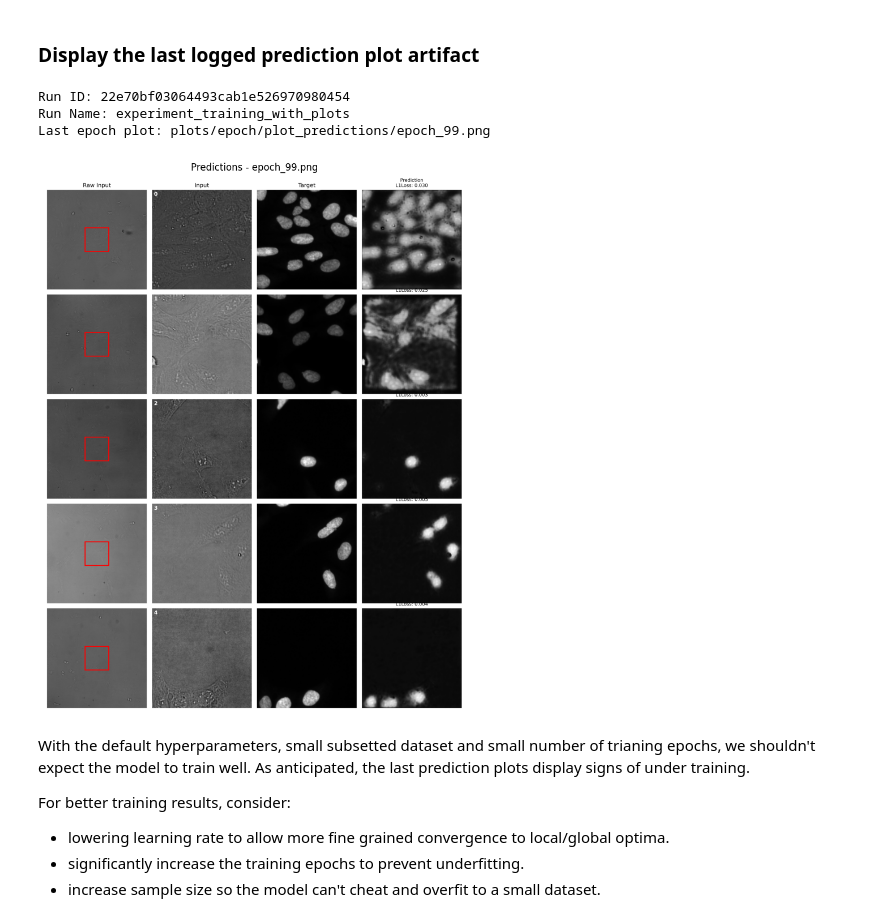
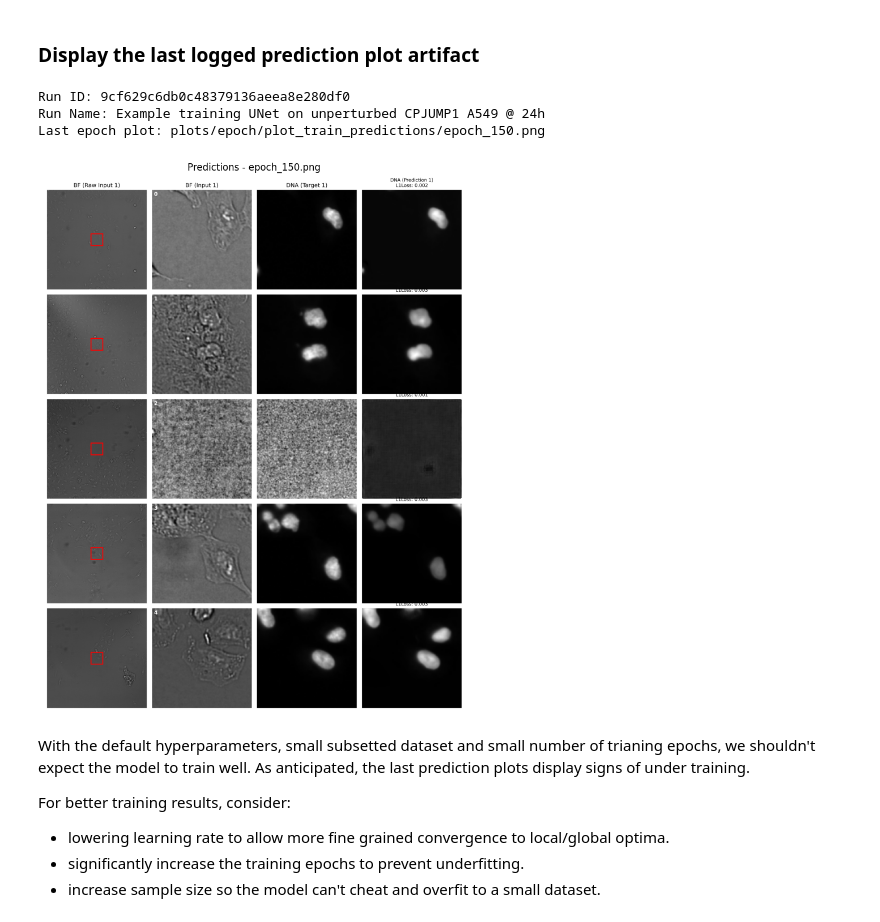
Before and after one commit to WayScience/virtual_stain_flow, a Jupyter notebook: examples/2.training_with_logging_example.ipynb, the cells around one changed output. Cells and saved outputs as stored; diff of their text form; code cells hidden in the pictures.

```diff
--- a/examples/2.training_with_logging_example.ipynb
+++ b/examples/2.training_with_logging_example.ipynb
@@ -286,44 +228,44 @@ else:
     # Search for runs with the specific run name
     runs = client.search_runs(
         experiment_ids=[experiment.experiment_id],
-        filter_string="tags.mlflow.runName = 'experiment_training_with_plots'"
+        filter_string="tags.mlflow.runName = 'Example training UNet on unperturbed CPJUMP1 A549 @ 24h'"
     )
 
     if len(runs) == 0:
-        print("No runs found with name 'experiment_training_with_plots'")
+        print("No runs found with name 'Example training UNet on unperturbed CPJUMP1 A549 @ 24h'")
     else:
         # Get the most recent run (first in list)
         run = runs[0]
         print(f"Run ID: {run.info.run_id}")
         print(f"Run Name: {run.data.tags.get('mlflow.runName')}")
 
         # List artifacts (files) produced during training.
-        plot_artifacts = client.list_artifacts(run.info.run_id, path='plots/epoch/plot_predictions/')
+        plot_artifacts = client.list_artifacts(run.info.run_id, path='plots/epoch/plot_train_predictions/')
 
         # Filter for PNG files and sort by path (which includes epoch number)
         png_files = [artifact for artifact in plot_artifacts if artifact.path.endswith('.png')]
 
         # Get full paths and sort by epoch number
         png_files_sorted = sorted(png_files, key=lambda x: int(x.path.split('_')[-1].split('.')[0]))
         most_recent_png = png_files_sorted[-1]
 
         print(f"Last epoch plot: {most_recent_png.path}")
 
         # Download and display the image
         # (visualizing the most recent prediction plots, at the end of training)
         local_path = client.download_artifacts(run.info.run_id, most_recent_png.path)
         img = Image.open(local_path)
         plt.figure(figsize=(12, 10))
         plt.imshow(img)
         plt.axis('off')
         plt.title(f"Predictions - {most_recent_png.path.split('/')[-1]}")
         plt.tight_layout()
         plt.show()
 # %% [output]
-Run ID: 22e70bf03064493cab1e526970980454
-Run Name: experiment_training_with_plots
-Last epoch plot: plots/epoch/plot_predictions/epoch_99.png
+Run ID: 9cf629c6db0c48379136aeea8e280df0
+Run Name: Example training UNet on unperturbed CPJUMP1 A549 @ 24h
+Last epoch plot: plots/epoch/plot_train_predictions/epoch_150.png
-[figure, old version]
+[figure, new version]
 # %% [markdown]
 With the default hyperparameters, small subsetted dataset and small number of trianing epochs, we shouldn't expect the model to train well.
 As anticipated, the last prediction plots display signs of under training.
```
Also changed, not shown: parts of 15 cells of this notebook, 6 other files.
